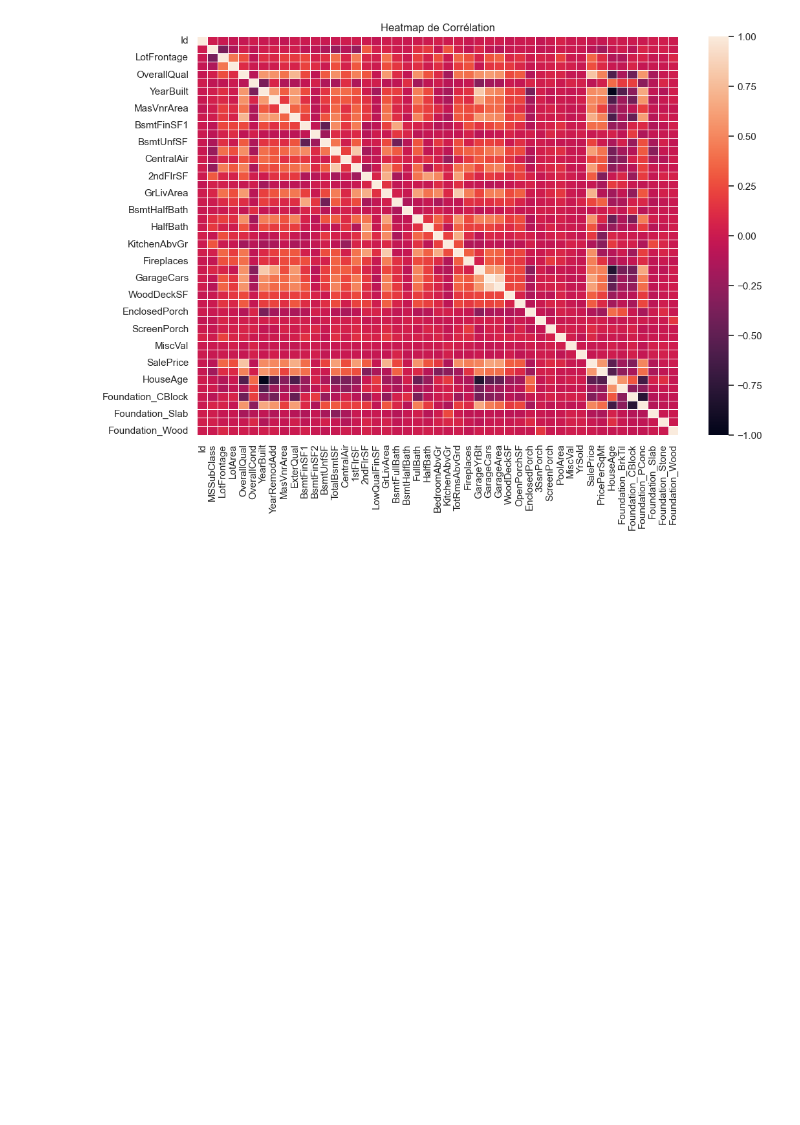
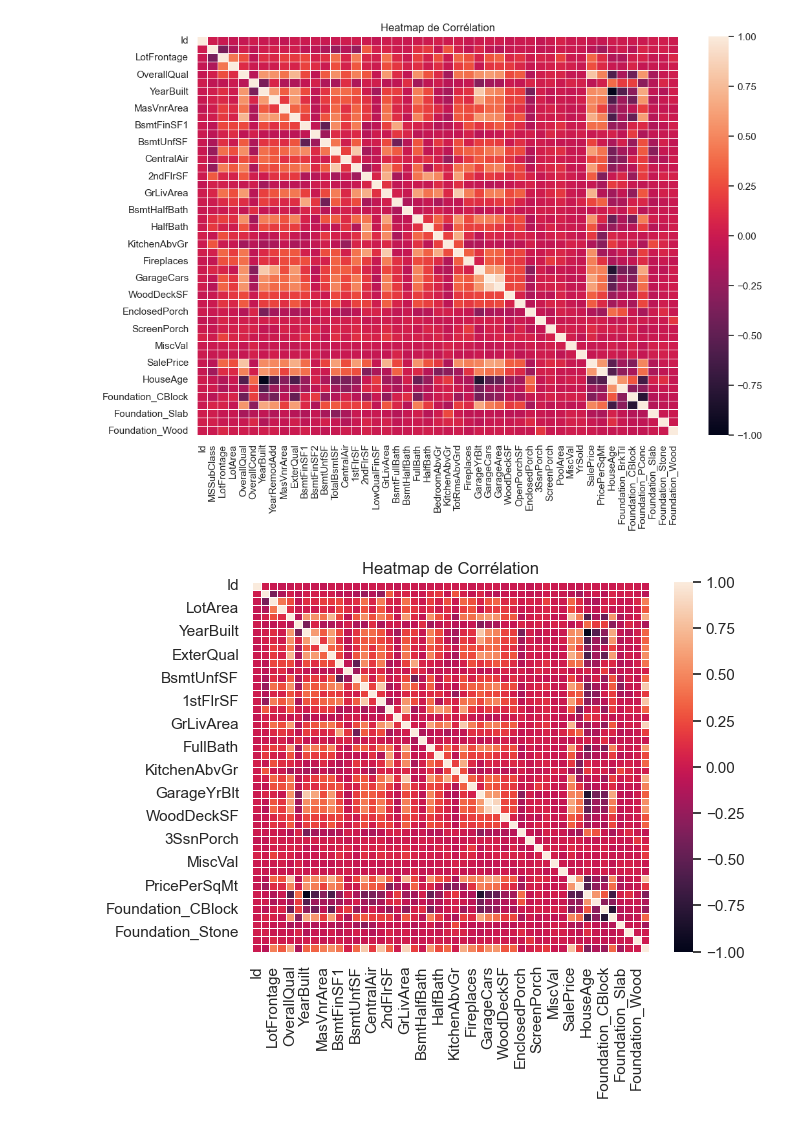
Before and after one commit to scoulet/EPISEN_TP_DATAMINING, a Jupyter notebook: notebook.ipynb, the cells around one changed output. Saved outputs shown, nothing was run; the diff lists cells and outputs as text; code cells hidden in the pictures; blank space fills up the shorter version.

```diff
--- a/notebook.ipynb
+++ b/notebook.ipynb
@@ -293,3 +293,13 @@ plt.title('Heatmap de Corrélation')
 plt.show()
 # %% [output]
 [figure]
+# %%
+data['TotalSquareFootage'] = data['TotalBsmtSF'] + data['1stFlrSF'] + data['2ndFlrSF']
+# %%
+corr_matrix = data.select_dtypes(include=['float', 'int']).corr()
+plt.figure(figsize=(12, 8))
+sns.heatmap(corr_matrix, annot=False, fmt='.2f', linewidths=.5)
+plt.title('Heatmap de Corrélation')
+plt.show()
+# %% [output]
+[figure, added]
```
Also changed, not shown: parts of 27 cells of this notebook.
